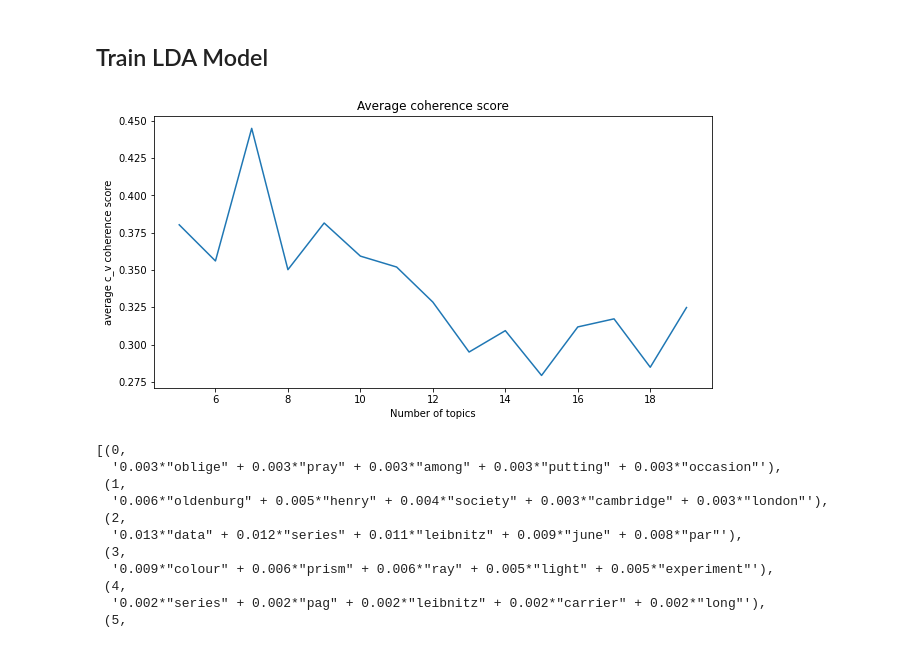
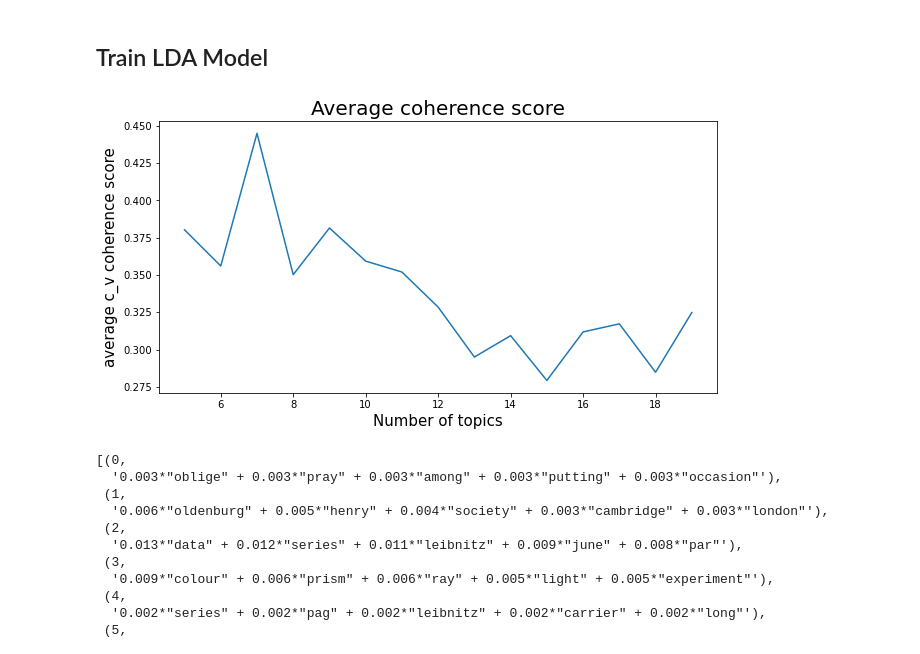
Before and after one commit to JanMaxime/Newton-s-correspondence, a Jupyter notebook: Topic modelling.ipynb, the cells around one changed output. Saved outputs shown, nothing was run; the diff lists cells and outputs as text; code cells hidden in the pictures.

```diff
--- a/Topic modelling.ipynb
+++ b/Topic modelling.ipynb
@@ -152,12 +152,12 @@ for n in tqdm(ranges):
 # %%
 fig, ax = plt.subplots(figsize=(10,5))
 plt.plot(ranges, avg_scores)
-plt.title("Average coherence score")
-plt.xlabel("Number of topics")
-plt.ylabel("average c_v coherence score")
+plt.title("Average coherence score", fontsize=20)
+plt.xlabel("Number of topics", fontsize=15)
+plt.ylabel("average c_v coherence score", fontsize=15)
 plt.show()
 # %% [output]
-[figure, old version]
+[figure, new version]
 # %%
 lda = LdaModel(vector, id2word=dct, num_topics=7, alpha='auto', eta='auto', passes=10, iterations=100, eval_every=None, random_state=345)
 lda.show_topics(num_words=5)
```
Also changed, not shown: parts of 4 cells of this notebook, 5 other files.
